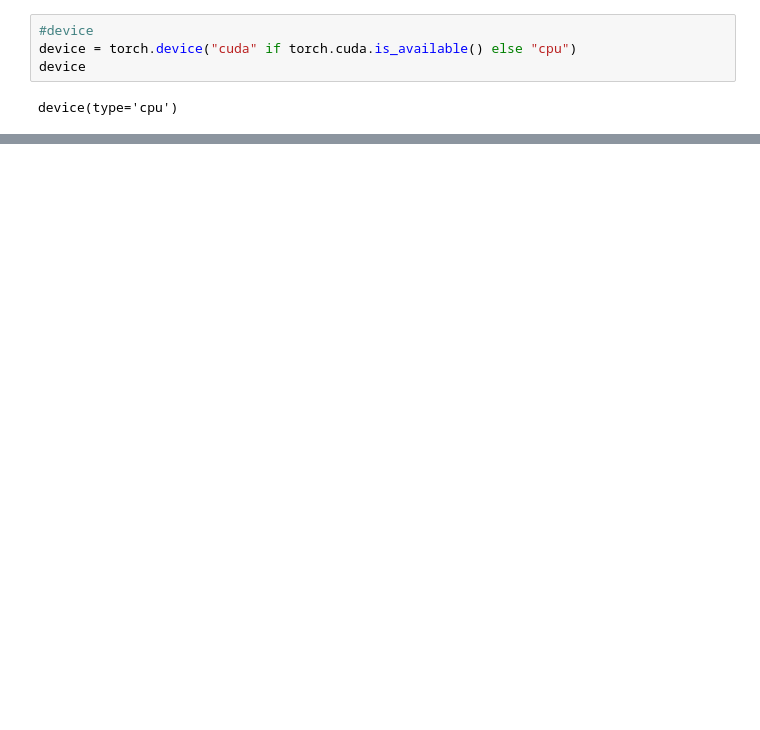
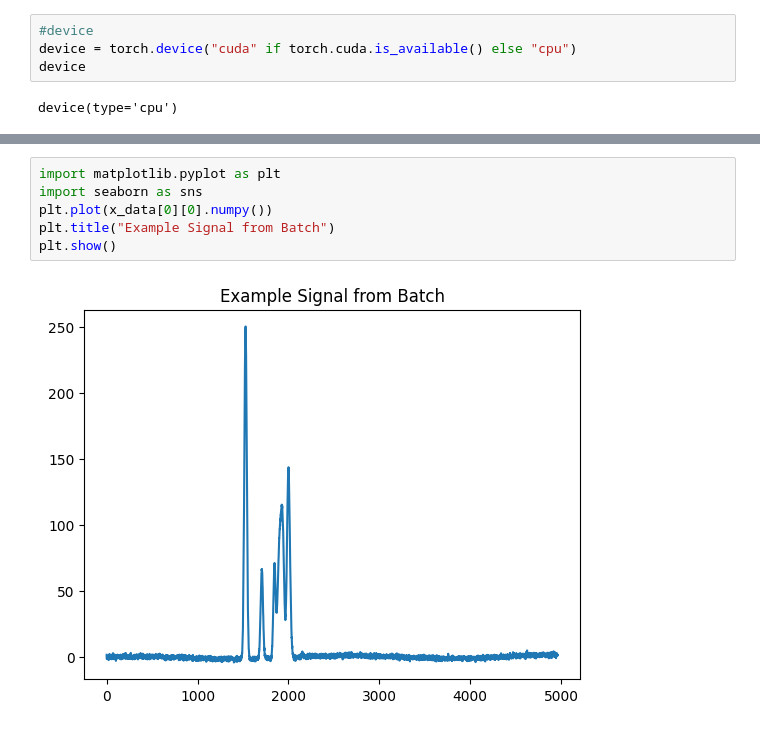
Before and after one commit to emilie-hebraud/Fil_rouge, a Jupyter notebook: Code/deep.ipynb, the cells around one changed output, grey strips where cells are left out. Drawn from its saved outputs; the diff is of its cells as text; blank space fills up the shorter version.

```diff
--- a/Code/deep.ipynb
+++ b/Code/deep.ipynb
@@ -65,0 +137,8 @@ Number of CSV files found: 40
+# %%
+import matplotlib.pyplot as plt
+import seaborn as sns
+plt.plot(x_data[0][0].numpy())
+plt.title("Example Signal from Batch")
+plt.show()
+# %% [output]
+[figure, added]
```
Also changed, not shown: parts of 16 cells of this notebook, 1 other file.
